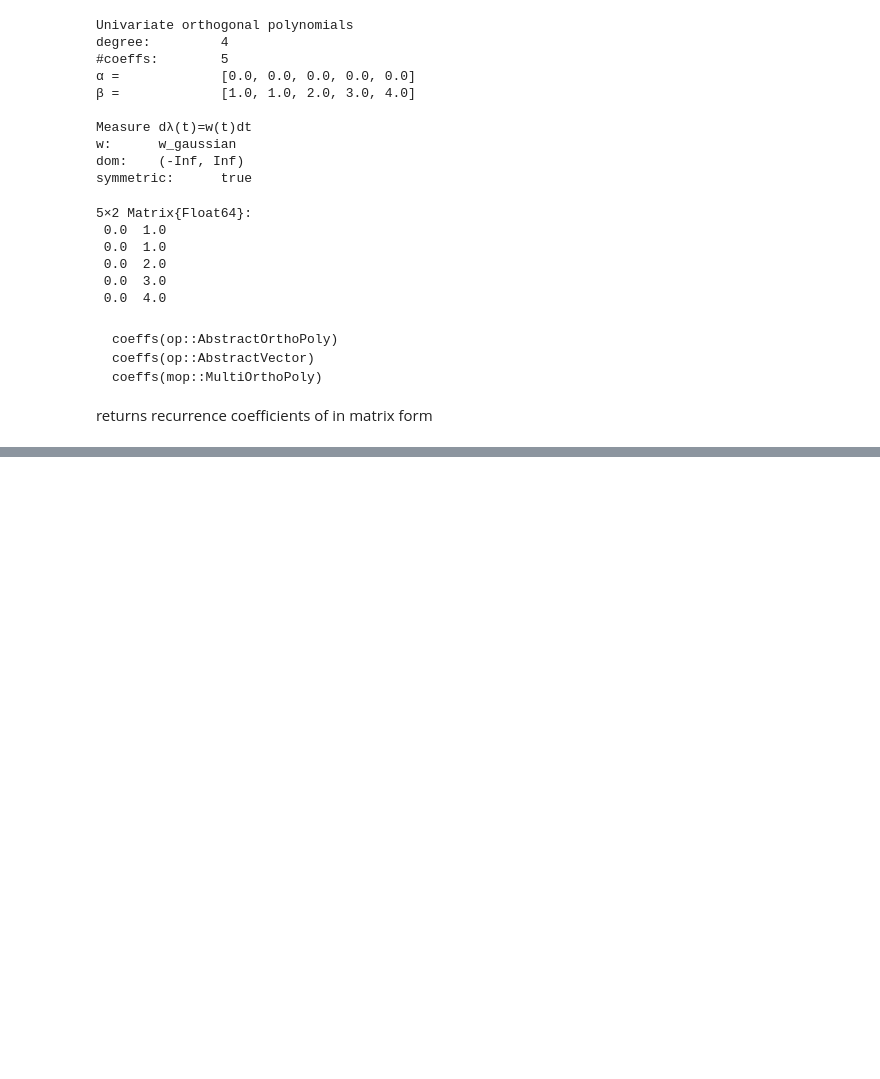
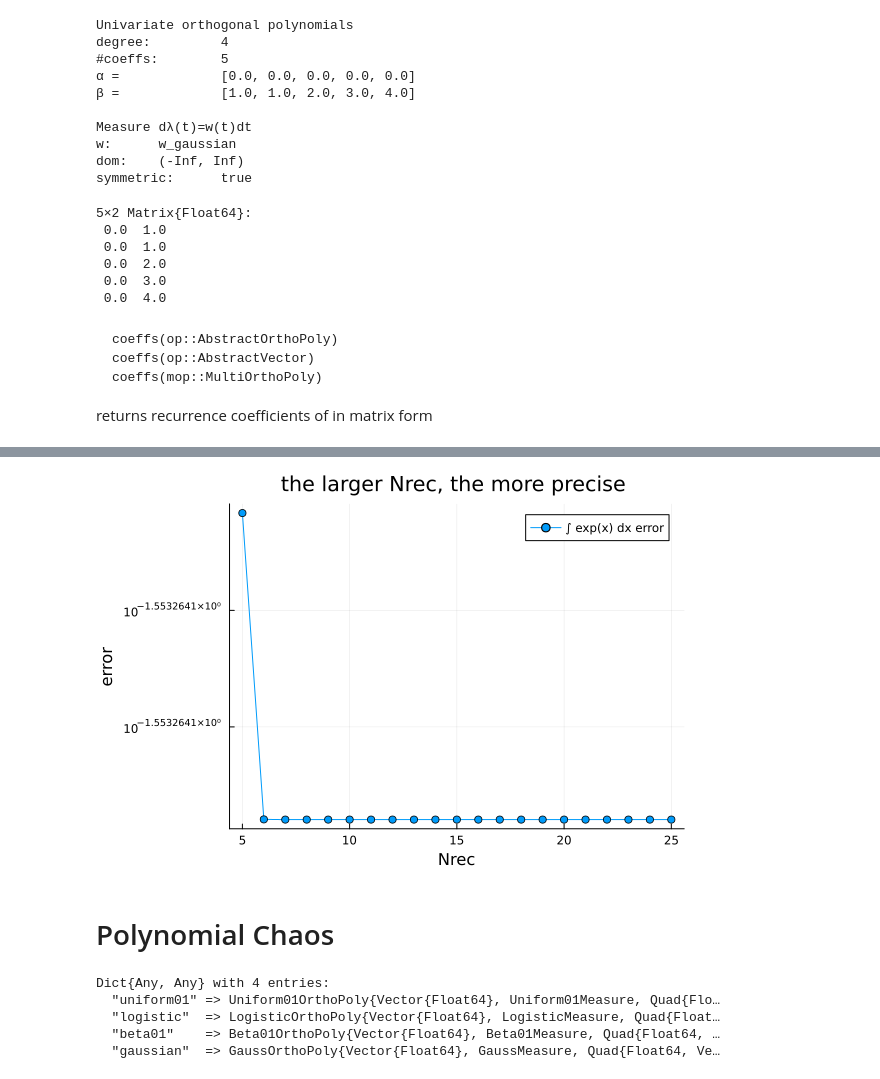
Before and after one commit to Yanlingogo/learn_PCE_opf, a Jupyter notebook: examples/tutorial.ipynb, the cells around one changed output, grey strips where cells are left out. Cells and saved outputs as stored; diff of their text form; code cells hidden in the pictures; blank space fills up the shorter version.

```diff
--- a/examples/tutorial.ipynb
+++ b/examples/tutorial.ipynb
@@ -105,0 +243,4 @@ Suggestion: check for spelling errors or missing imports.
+# %%
+deg, n = 4, 20
+s_α, s_β = 2.1, 3.2
+opq = Beta01OrthoPoly(deg, s_α, s_β; Nrec=n, addQuadrature=true)
@@ -105,0 +331,26 @@ Suggestion: check for spelling errors or missing imports.
+# %%
+using PolyChaos, Plots
+
+f(x) = exp(x)
+exact = exp(1) - 1
+
+s_α, s_β = 2.0, 2.0
+deg = 4
+
+Nrecs = 5:1:25
+errors = Float64[]
+
+for Nrec in Nrecs
+    opq = Beta01OrthoPoly(deg, s_α, s_β; Nrec=Nrec, addQuadrature=true)
+    x_nodes = opq.quad.nodes
+    w_weights = opq.quad.weights
+    approx = sum(f.(x_nodes) .* w_weights)
+    push!(errors, abs(approx - exact))
+end
+
+plot(Nrecs, errors, yscale=:log10, marker=:circle, xlabel="Nrec", ylabel="error",
+     label="∫ exp(x) dx error", title="the larger Nrec, the more precise ", legend=:topright)
+# %% [output]
+[figure, added]
+# %% [markdown]
+# Polynomial Chaos
@@ -105,0 +359,29 @@ Suggestion: check for spelling errors or missing imports.
+# %%
+d = 6
+myops = Dict()
+# d = Dict("a" => 1, "b" => 2)
+polynames = ["gaussian", "beta01", "uniform01", "logistic"]
+
+# gaussian
+gaussian = GaussOrthoPoly(d);
+myops["gaussian"] = gaussian
+
+# beta01
+α, β = 1.3, 2.2
+beta01 = Beta01OrthoPoly(d,α,β);
+myops["beta01"] = beta01
+
+# uniform01
+uniform01 = Uniform01OrthoPoly(d);
+myops["uniform01"] = uniform01
+
+# logistic
+logistic = LogisticOrthoPoly(d);
+myops["logistic"] = logistic
+myops
+# %% [output]
+Dict{Any, Any} with 4 entries:
+  "uniform01" => Uniform01OrthoPoly{Vector{Float64}, Uniform01Measure, Quad{Flo…
+  "logistic"  => LogisticOrthoPoly{Vector{Float64}, LogisticMeasure, Quad{Float…
+  "beta01"    => Beta01OrthoPoly{Vector{Float64}, Beta01Measure, Quad{Float64, …
+  "gaussian"  => GaussOrthoPoly{Vector{Float64}, GaussMeasure, Quad{Float64, Ve…
```
Also changed, not shown: parts of 54 cells of this notebook, 1 other file.
